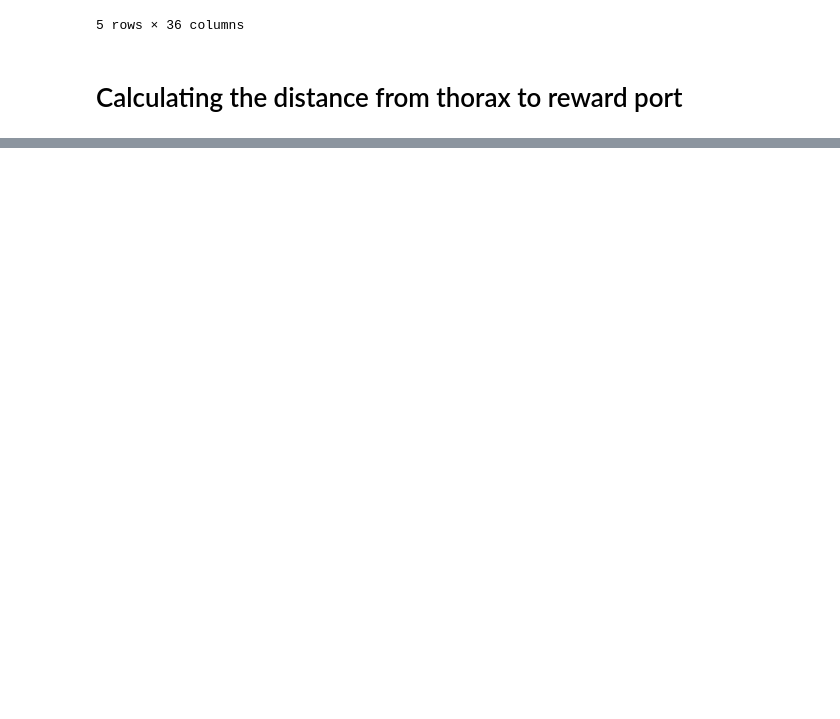
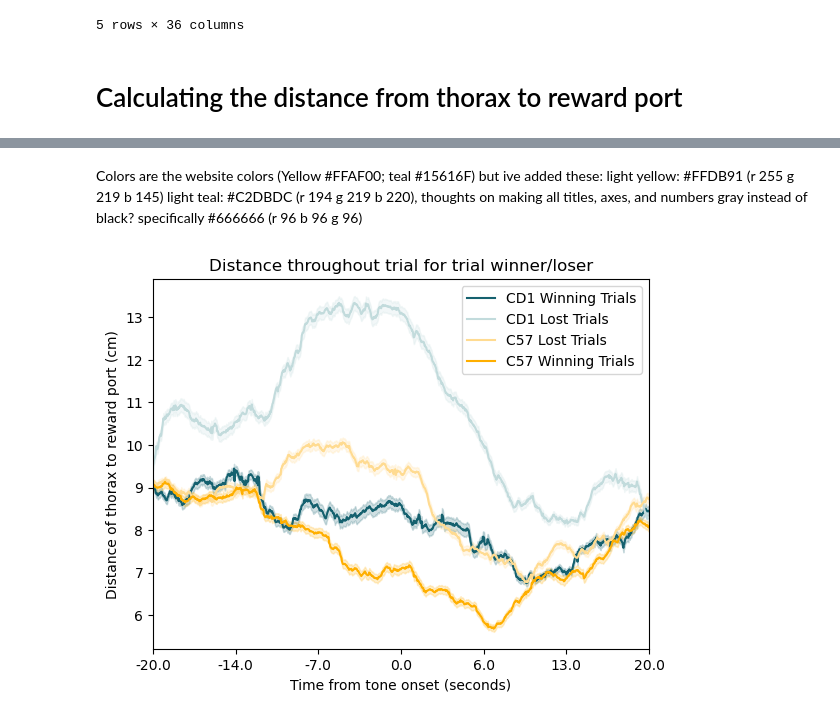
Before and after one commit to padillacoreanolab/dominance_strain_comparison, a Jupyter notebook: results/2023_05_02_rc_sleap_analysis/refactored_tone_distance.ipynb, the cells around one changed output, grey strips where cells are left out. Cells and saved outputs as stored; diff of their text form; code cells hidden in the pictures; blank space fills up the shorter version.

```diff
--- a/results/2023_05_02_rc_sleap_analysis/refactored_tone_distance.ipynb
+++ b/results/2023_05_02_rc_sleap_analysis/refactored_tone_distance.ipynb
@@ -503,0 +836,3 @@ i
+# %%
+c57_all_distance_and_scoring_df = distance_and_scoring_df[distance_and_scoring_df["Strain"] == "C57"]
+cd1_all_distance_and_scoring_df = distance_and_scoring_df[distance_and_scoring_df["Strain"] == "CD1"]
@@ -503,0 +870,7 @@ i
+# %%
+# Use the apply method to apply the function to each element in the 'A' column,
+# and then use the resulting Boolean Series to select the rows where 'A' does not contain a NaN
+c57_winning_distance_and_scoring_df = c57_all_distance_and_scoring_df[~c57_all_distance_and_scoring_df['thorax_to_reward_port_tone_winning_trial_average'].apply(contains_nan)]
+c57_losing_distance_and_scoring_df = c57_all_distance_and_scoring_df[~c57_all_distance_and_scoring_df['thorax_to_reward_port_tone_losing_trial_average'].apply(contains_nan)]
+cd1_winning_distance_and_scoring_df = cd1_all_distance_and_scoring_df[~cd1_all_distance_and_scoring_df['thorax_to_reward_port_tone_winning_trial_average'].apply(contains_nan)]
+cd1_losing_distance_and_scoring_df = cd1_all_distance_and_scoring_df[~cd1_all_distance_and_scoring_df['thorax_to_reward_port_tone_losing_trial_average'].apply(contains_nan)]
@@ -504,3 +887,46 @@ i
+# %%
+c57_winning_mean_distance = np.mean(c57_winning_distance_and_scoring_df["thorax_to_reward_port_tone_winning_trial_average"], axis=0)
+c57_winning_sem_distance = np.std(c57_winning_distance_and_scoring_df["thorax_to_reward_port_tone_winning_trial_average"].to_list(), axis=0) / np.sqrt(c57_winning_distance_and_scoring_df["thorax_to_reward_port_tone_winning_trial_average"].iloc[0].shape[0])
+c57_losing_mean_distance = np.mean(c57_losing_distance_and_scoring_df["thorax_to_reward_port_tone_losing_trial_average"], axis=0)
+c57_losing_sem_distance = np.std(c57_losing_distance_and_scoring_df["thorax_to_reward_port_tone_losing_trial_average"].to_list(), axis=0) / np.sqrt(c57_losing_distance_and_scoring_df["thorax_to_reward_port_tone_losing_trial_average"].iloc[0].shape[0])
+
+cd1_winning_mean_distance = np.mean(cd1_winning_distance_and_scoring_df["thorax_to_reward_port_tone_winning_trial_average"], axis=0)
+cd1_winning_sem_distance = np.std(cd1_winning_distance_and_scoring_df["thorax_to_reward_port_tone_winning_trial_average"].to_list(), axis=0) / np.sqrt(cd1_winning_distance_and_scoring_df["thorax_to_reward_port_tone_winning_trial_average"].iloc[0].shape[0])
+cd1_losing_mean_distance = np.mean(cd1_losing_distance_and_scoring_df["thorax_to_reward_port_tone_losing_trial_average"], axis=0)
+cd1_losing_sem_distance = np.std(cd1_losing_distance_and_scoring_df["thorax_to_reward_port_tone_losing_trial_average"].to_list(), axis=0) / np.sqrt(cd1_losing_distance_and_scoring_df["thorax_to_reward_port_tone_losing_trial_average"].iloc[0].shape[0])
+# %% [markdown]
+Colors are the website colors (Yellow #FFAF00; teal #15616F) but ive added these: light yellow: #FFDB91 (r 255 g 219 b 145) light teal: #C2DBDC  (r 194 g 219 b 220), thoughts on making all titles, axes, and numbers gray instead of black? specifically #666666 (r 96 b 96 g 96)
+# %%
+# Add shading for the standard error
+plt.plot(cd1_winning_mean_distance, color="#15616F", label="CD1 Winning Trials")
+plt.fill_between(range(len(cd1_winning_mean_distance)), cd1_winning_mean_distance - cd1_winning_sem_distance, cd1_winning_mean_distance + cd1_winning_sem_distance, color="#15616f", alpha=0.2)
+
+# Add shading for the standard error
+plt.plot(cd1_losing_mean_distance, color="#C2DBDC", label="CD1 Lost Trials")
+plt.fill_between(range(len(cd1_losing_mean_distance)), cd1_losing_mean_distance - cd1_losing_sem_distance, cd1_losing_mean_distance + cd1_losing_sem_distance, color="#C2DBDC", alpha=0.2)
+
+# Add shading for the standard error
+plt.plot(c57_losing_mean_distance, color="#FFDB91", label="C57 Lost Trials")
+plt.fill_between(range(len(c57_losing_mean_distance)), c57_losing_mean_distance - c57_losing_sem_distance, c57_losing_mean_distance + c57_losing_sem_distance, color="#FFDB91", alpha=0.2)
+
+# Add shading for the standard error
+plt.plot(c57_winning_mean_distance, color="#FFAF00", label="C57 Winning Trials")
+plt.fill_between(range(len(c57_winning_mean_distance)), c57_winning_mean_distance - c57_winning_sem_distance, c57_winning_mean_distance + c57_winning_sem_distance, color="#ffaf00", alpha=0.2)
+
+
+plt.ylabel("Distance of thorax to reward port (cm)")
+plt.xlabel("Time from tone onset (seconds)")
+
+xticks = plt.xticks()[0]  # Get current x-axis ticks
+plt.xticks(xticks, xticks // 30 - 20)  # Set new x-axis ticks
+plt.xlim(0, 1200)
+
+plt.title("Distance throughout trial for trial winner/loser")
+
+plt.legend()
+plt.savefig("./proc/rc_winning_trials_distance.png")
+# %% [output]
+[figure, added]
 # %% [markdown]
 <a style='text-decoration:none;line-height:16px;display:flex;color:#5B5B62;padding:10px;justify-content:end;' href='https://deepnote.com?utm_source=created-in-deepnote-cell&projectId=a4490980-3f6a-4f44-80eb-ebd789a5b21f' target="_blank">
 <img alt='Created in deepnote.com' style='display:inline;max-height:16px;margin:0px;margin-right:7.5px;' src='embedded-picture-1' > </img>
```
Also changed, not shown: parts of 59 cells of this notebook.
